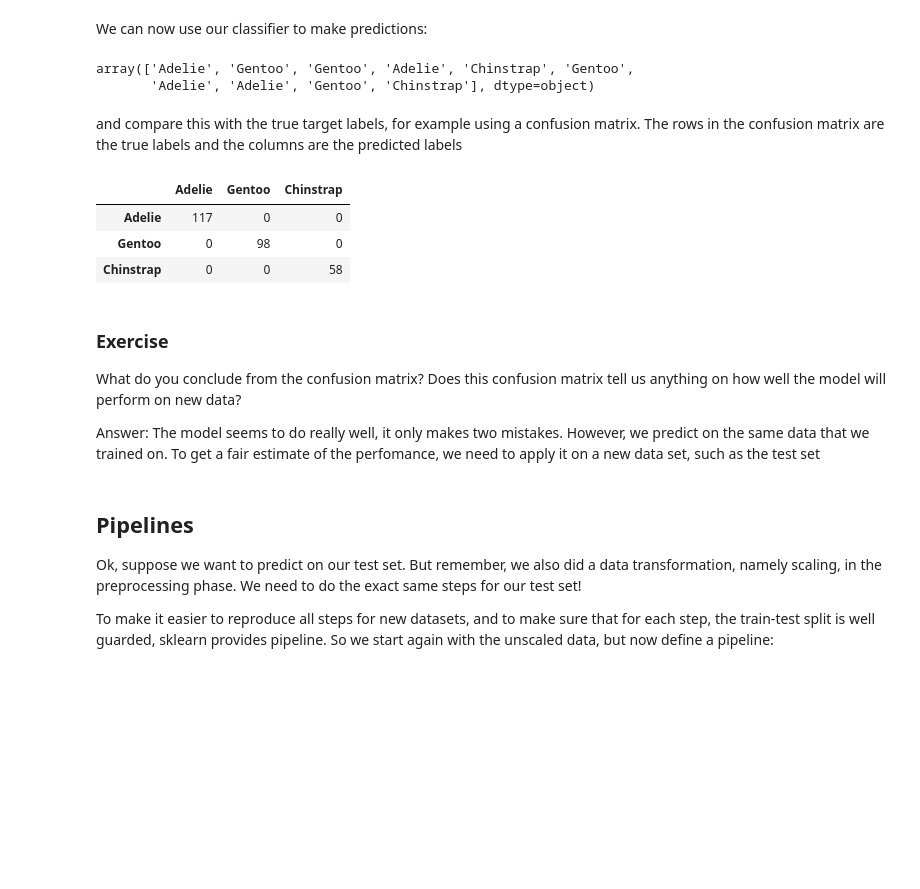
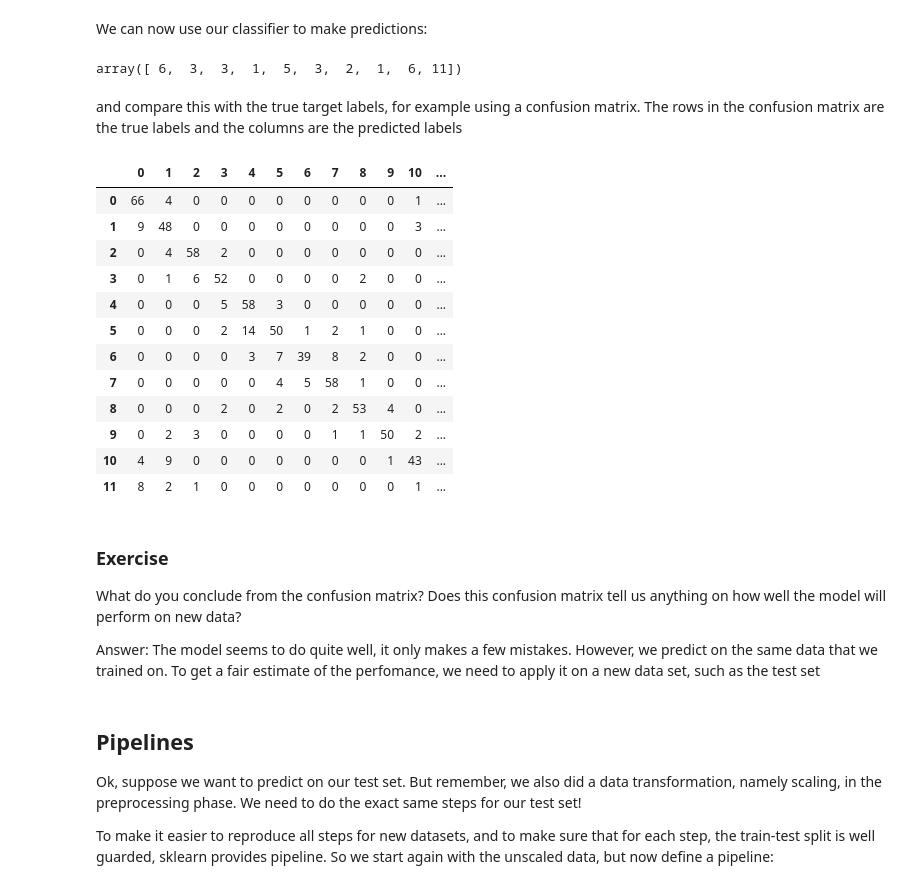
Before and after one commit to escience-academy/machine-learning-material, a Jupyter notebook: notebooks/3-Model-pipeline.ipynb, the cells around one changed output. Drawn from its saved outputs; the diff is of its cells as text; code cells hidden in the pictures; blank space fills up the shorter version.

```diff
--- a/notebooks/3-Model-pipeline.ipynb
+++ b/notebooks/3-Model-pipeline.ipynb
@@ -3,7 +3,7 @@
 Let's start with our prepared dataset:
 # %%
 import pandas as pd
-penguins_train_scaled = pd.read_csv('data/penguins_train_scaled.csv')
+weather_train_scaled = pd.read_csv('data/weather_train_scaled.csv')
 # %% [markdown]
 To define a classifier, we need to say what is the input data (`X`) and what is the target (`y`).
 For now, we focus on only the numerical features
@@ -17,0 +10,3 @@ y = penguins_train_scaled['species']
+# %%
+features = weather_train_scaled.columns[1:]
+print(features)
@@ -18,3 +24,6 @@ y = penguins_train_scaled['species']
+# %%
+X = weather_train_scaled[features]
+y = weather_train_scaled['MONTH']
 # %% [markdown]
 We try out one of the simplest classification: a k-nearest neighbor classifier. To classify an examlpe, this model looks at the `k` neirest neighbors in the training set and chooses the majority class.
 # %%
@@ -32,26 +41,35 @@ We can now use our classifier to make predictions:
 predictions = classifier.predict(X)
 predictions[:10]
 # %% [output]
-array(['Adelie', 'Gentoo', 'Gentoo', 'Adelie', 'Chinstrap', 'Gentoo',
-       'Adelie', 'Adelie', 'Gentoo', 'Chinstrap'], dtype=object)
+array([ 6,  3,  3,  1,  5,  3,  2,  1,  6, 11])
 # %% [markdown]
 and compare this with the true target labels, for example using a confusion matrix. The rows in the confusion matrix
 are the true labels and the columns are the predicted labels
 # %%
 from sklearn.metrics import confusion_matrix
 labels = y.unique()
+labels = labels.sort()
 conf_mat = confusion_matrix(y, predictions, labels=labels)
 pd.DataFrame(conf_mat, columns=labels, index=labels)
 # %% [output]
-|  | Adelie | Gentoo | Chinstrap |
-| Adelie | 117 | 0 | 0 |
-| Gentoo | 0 | 98 | 0 |
-| Chinstrap | 0 | 0 | 58 |
+|  | 0 | 1 | 2 | 3 | 4 | 5 | 6 | 7 | 8 | 9 | 10 | ... |
+| 0 | 66 | 4 | 0 | 0 | 0 | 0 | 0 | 0 | 0 | 0 | 1 | ... |
+| 1 | 9 | 48 | 0 | 0 | 0 | 0 | 0 | 0 | 0 | 0 | 3 | ... |
+| 2 | 0 | 4 | 58 | 2 | 0 | 0 | 0 | 0 | 0 | 0 | 0 | ... |
+| 3 | 0 | 1 | 6 | 52 | 0 | 0 | 0 | 0 | 2 | 0 | 0 | ... |
+| 4 | 0 | 0 | 0 | 5 | 58 | 3 | 0 | 0 | 0 | 0 | 0 | ... |
+| 5 | 0 | 0 | 0 | 2 | 14 | 50 | 1 | 2 | 1 | 0 | 0 | ... |
+| 6 | 0 | 0 | 0 | 0 | 3 | 7 | 39 | 8 | 2 | 0 | 0 | ... |
+| 7 | 0 | 0 | 0 | 0 | 0 | 4 | 5 | 58 | 1 | 0 | 0 | ... |
+| 8 | 0 | 0 | 0 | 2 | 0 | 2 | 0 | 2 | 53 | 4 | 0 | ... |
+| 9 | 0 | 2 | 3 | 0 | 0 | 0 | 0 | 1 | 1 | 50 | 2 | ... |
+| 10 | 4 | 9 | 0 | 0 | 0 | 0 | 0 | 0 | 0 | 1 | 43 | ... |
+| 11 | 8 | 2 | 1 | 0 | 0 | 0 | 0 | 0 | 0 | 0 | 1 | ... |
 # %% [markdown]
 ### Exercise
 What do you conclude from the confusion matrix? Does this confusion matrix tell us anything on how well the model will perform on new data?
 
-Answer: The model seems to do really well, it only makes two mistakes.
+Answer: The model seems to do quite well, it only makes a few mistakes.
 However, we predict on the same data that we trained on. To get a fair estimate of the perfomance, we need to apply it on a new data set, such as the test set
 # %% [markdown]
 ## Pipelines
```
Also changed, not shown: parts of 11 cells of this notebook, 3 other files.
